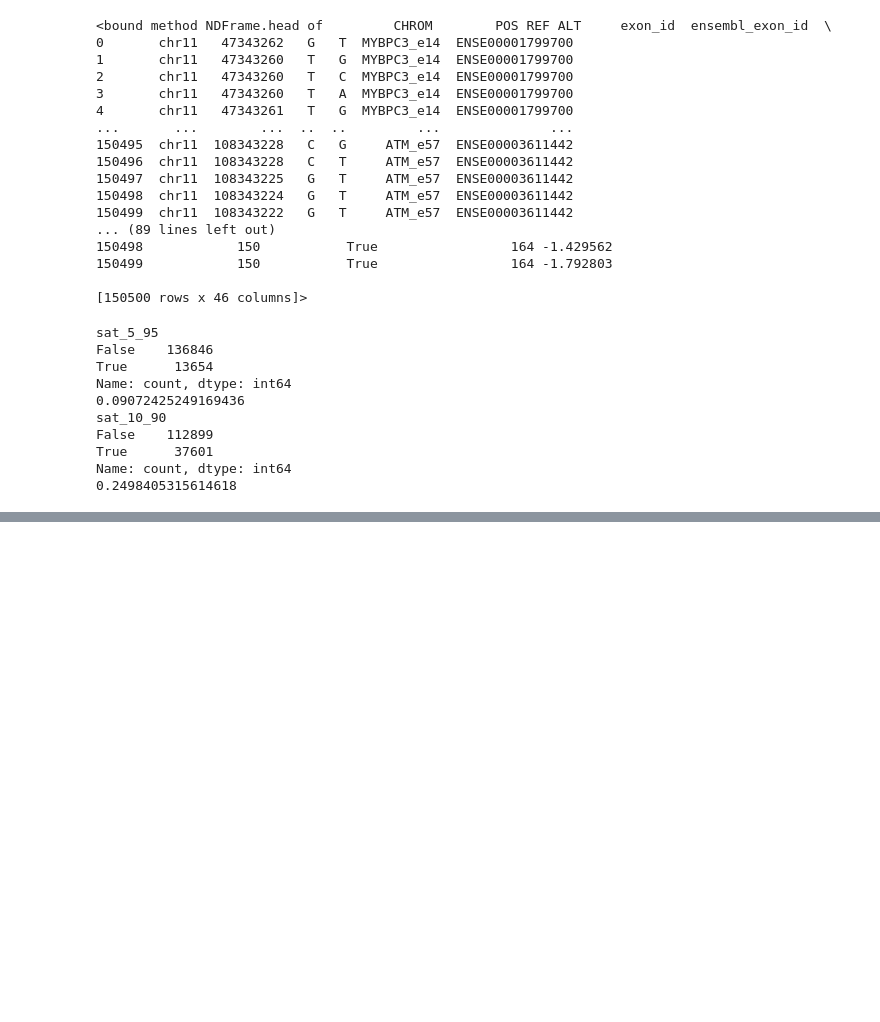
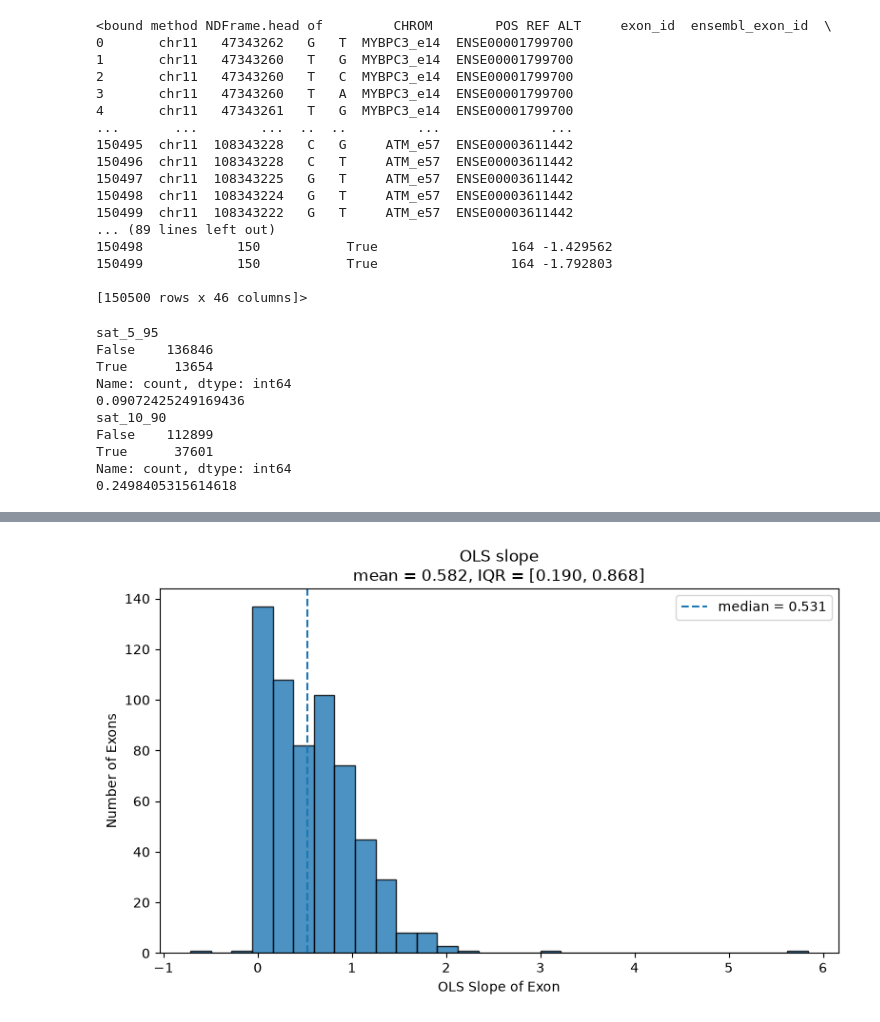
Before and after one commit to log2718/Opensplice-PNAS-data-analysis, a Jupyter notebook: analysis_script/saturation_analysis.ipynb, the cells around one changed output, grey strips where cells are left out. Saved outputs shown, nothing was run; the diff lists cells and outputs as text; code cells hidden in the pictures; blank space fills up the shorter version.

```diff
--- a/analysis_script/saturation_analysis.ipynb
+++ b/analysis_script/saturation_analysis.ipynb
@@ -22,8 +22,8 @@ df.head
 
 [150500 rows x 46 columns]>
 # %%
-df['sat_5_95'] = (df['psi'] < 5) | (df['psi'] > 95)
-df['sat_10_90'] = (df['psi'] < 10) | (df['psi'] > 90)
+df['sat_5_95'] = (df['psi'] <= 5) | (df['psi'] >= 95)
+df['sat_10_90'] = (df['psi'] <= 10) | (df['psi'] >= 90)
 # %%
 print(df['sat_5_95'].value_counts())
 print(df['sat_5_95'].mean())
@@ -44,0 +63,6 @@ exon_sat = (df.groupby("exon_id")['sat_5_95','sat_10_90'].mean())
+# %%
+df["sat_low_5"] = df["psi"] <= 5
+df["sat_high_95"] = df["psi"] >= 95
+
+df["sat_low_10"] = df["psi"] <= 10
+df["sat_high_90"] = df["psi"] >= 90
@@ -44,0 +188,33 @@ exon_sat = (df.groupby("exon_id")['sat_5_95','sat_10_90'].mean())
+# %%
+s = slope_df["slope"].dropna()
+
+mean = s.mean()
+median = s.median()
+q1 = s.quantile(0.25)
+q3 = s.quantile(0.75)
+
+plt.figure(figsize=(8,5))
+plt.hist(
+    s,
+    bins=30,
+    edgecolor='black',
+    alpha=0.8
+)
+
+plt.axvline(
+    median,
+    linestyle='--',
+    label=f'median = {median:.3f}',
+)
+
+plt.xlabel("OLS Slope of Exon")
+plt.ylabel("Number of Exons")
+plt.title(
+    "OLS slope\n"
+    f"mean = {mean:.3f}, IQR = [{q1:.3f}, {q3:.3f}]"
+)
+plt.legend()
+plt.tight_layout()
+plt.show()
+# %% [output]
+[figure, added]
```
Also changed, not shown: parts of 22 cells of this notebook, 1 other file.
